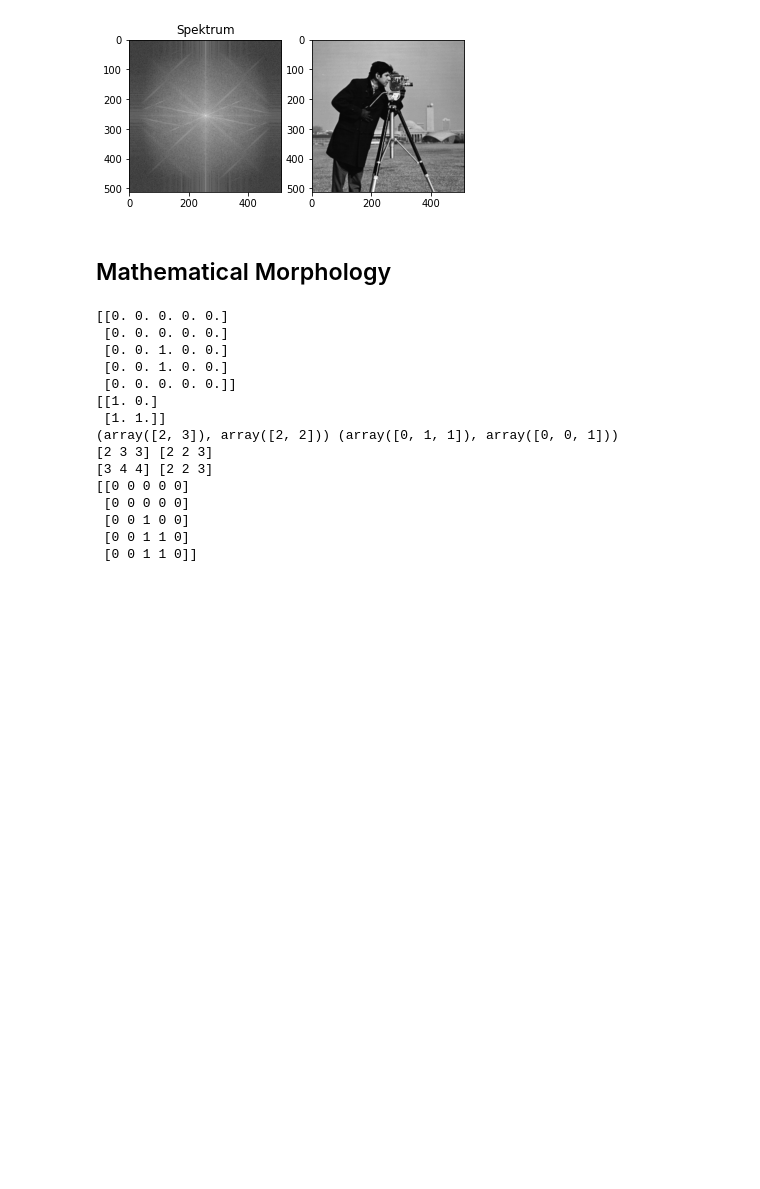
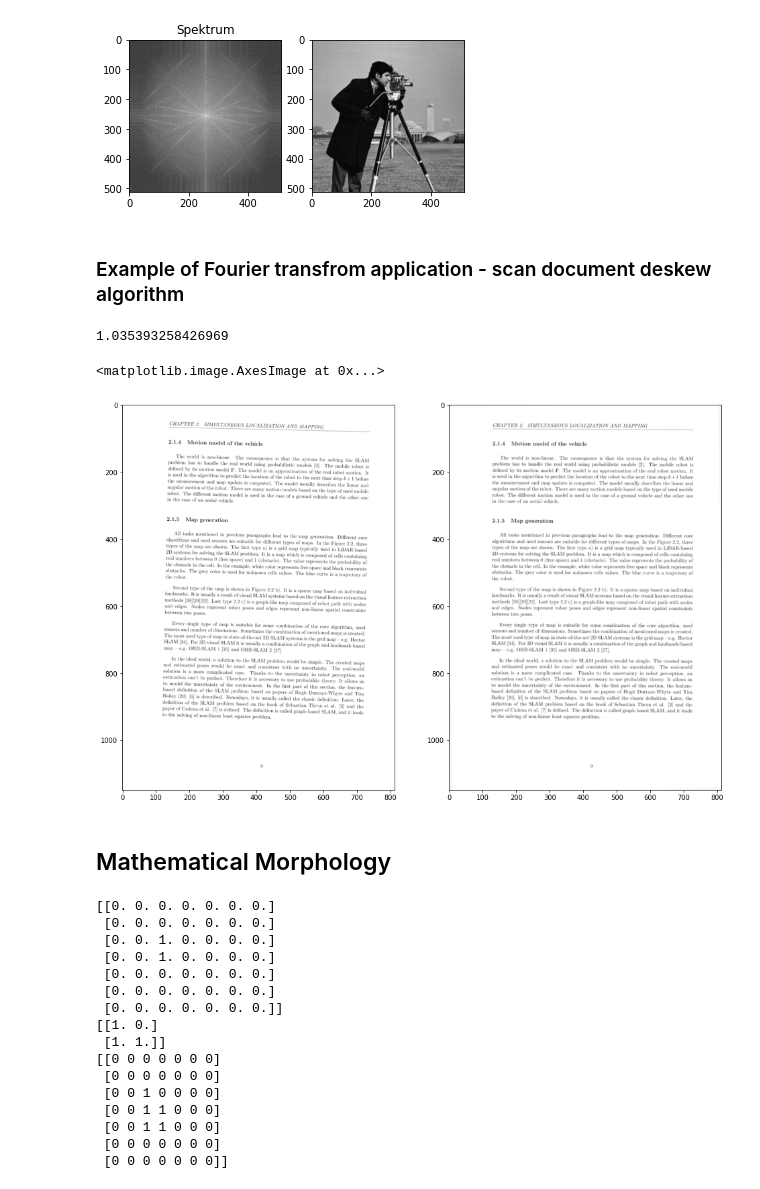
Before and after one commit to neduchal/USVP, a Jupyter notebook: cviceni/cv03.ipynb, the cells around one changed output. Drawn from its saved outputs; the diff is of its cells as text; code cells hidden in the pictures; blank space fills up the shorter version.

Commit message:
Uprava tretiho cviceni

```diff
--- a/cviceni/cv03.ipynb
+++ b/cviceni/cv03.ipynb
@@ -34,3 +34,5 @@ plt.imshow(im, cmap='gray')
 # %% [output]
 <matplotlib.image.AxesImage at 0x...>
 [figure]
+# %% [markdown]
+### Example of Fourier transfrom application - scan document deskew algorithm
@@ -37,20 +151,39 @@ plt.imshow(im, cmap='gray')
+# %%
+skewed_scan = skimage.io.imread("./cviceni_3/download.png", as_gray=True)
+deskewed_scan, angle = apply_deskew(skewed_scan)
+print(angle)
+
+plt.figure(1, figsize=(16,16))
+plt.subplot(121)
+plt.imshow(skewed_scan, cmap = 'gray')
+plt.subplot(122)
+plt.imshow(deskewed_scan, cmap = 'gray')
+# %% [output]
+1.035393258426969
+<matplotlib.image.AxesImage at 0x...>
+[figure, added]
 # %% [markdown]
 ## Mathematical Morphology
 # %%
 import numpy as np
 
 def dilate(image, element):
+    """
+        Binary dilation function
+
+        @param image - input image
+        @param element - element
+    """
     result = np.zeros(image.shape, dtype=np.uint8)
     indexes = np.where(image == 1)
     elements = np.where(element == 1)
-    print(indexes, elements)
     for y,x in zip(indexes[0], indexes[1]):
         res0 = y + elements[0]
         res1 = x + elements[1]
         result[res0, res1] = 1
     return result
 
-img = np.zeros([5,5])
+img = np.zeros([7,7])
 img[2:4,2:3] = 1
 print(img)
 
@@ -63,18 +196,19 @@ print(elem)
 res_im = dilate(img, elem)
 print(res_im)
 # %% [output]
-[[0. 0. 0. 0. 0.]
- [0. 0. 0. 0. 0.]
- [0. 0. 1. 0. 0.]
- [0. 0. 1. 0. 0.]
- [0. 0. 0. 0. 0.]]
+[[0. 0. 0. 0. 0. 0. 0.]
+ [0. 0. 0. 0. 0. 0. 0.]
+ [0. 0. 1. 0. 0. 0. 0.]
+ [0. 0. 1. 0. 0. 0. 0.]
+ [0. 0. 0. 0. 0. 0. 0.]
+ [0. 0. 0. 0. 0. 0. 0.]
+ [0. 0. 0. 0. 0. 0. 0.]]
 [[1. 0.]
  [1. 1.]]
-(array([2, 3]), array([2, 2])) (array([0, 1, 1]), array([0, 0, 1]))
-[2 3 3] [2 2 3]
-[3 4 4] [2 2 3]
-[[0 0 0 0 0]
- [0 0 0 0 0]
- [0 0 1 0 0]
- [0 0 1 1 0]
- [0 0 1 1 0]]
+[[0 0 0 0 0 0 0]
+ [0 0 0 0 0 0 0]
+ [0 0 1 0 0 0 0]
+ [0 0 1 1 0 0 0]
+ [0 0 1 1 0 0 0]
+ [0 0 0 0 0 0 0]
+ [0 0 0 0 0 0 0]]
```
Also changed, not shown: parts of 8 cells of this notebook, 4 other files.
